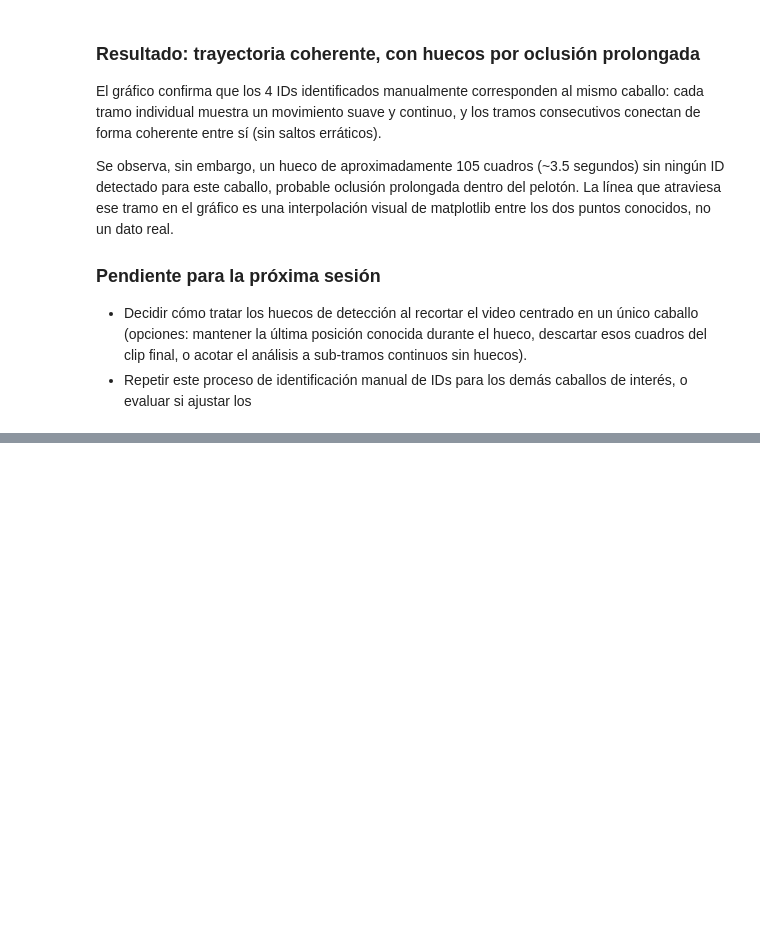
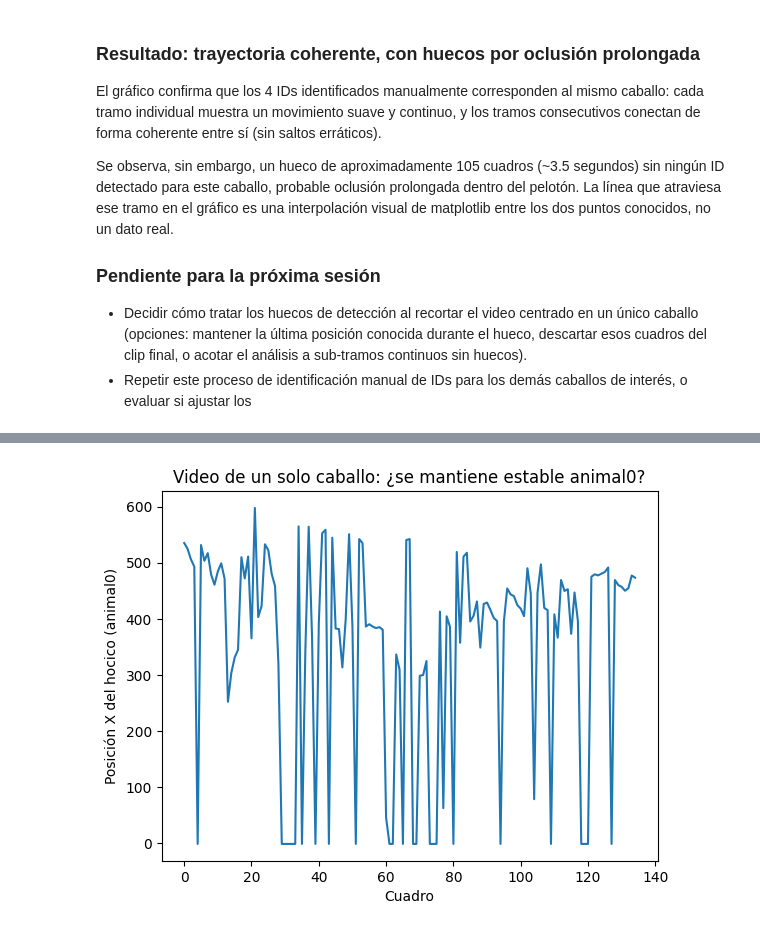
Before and after one commit to nachocabra/tesis-biomecanica-caballos, a Jupyter notebook: tesis_pipeline_pose_estimation.ipynb, the cells around one changed output, grey strips where cells are left out. Cells and saved outputs as stored; diff of their text form; code cells hidden in the pictures; blank space fills up the shorter version.

Commit message:
Pipeline completo de aislamiento de un caballo: recorte, pose estimation y filtro por continuidad temporal

```diff
--- a/tesis_pipeline_pose_estimation.ipynb
+++ b/tesis_pipeline_pose_estimation.ipynb
@@ -1269,0 +1642,12 @@ dos puntos conocidos, no un dato real.
+# %%
+df_aislado = pd.read_hdf(f'{base}/resultados/prueba6_caballo_aislado/gulfstream_caballo_4_v2_superanimal_quadruped_hrnet_w32_fasterrcnn_resnet50_fpn_v2.h5')
+
+x_nose_aislado = df_aislado.xs(('animal0', 'nose', 'x'), level=('individuals', 'bodyparts', 'coords'), axis=1)
+
+plt.plot(x_nose_aislado)
+plt.xlabel('Cuadro')
+plt.ylabel('Posición X del hocico (animal0)')
+plt.title('Video de un solo caballo: ¿se mantiene estable animal0?')
+plt.show()
+# %% [output]
+[figure, added]
```
Also changed, not shown: parts of 39 cells of this notebook.
